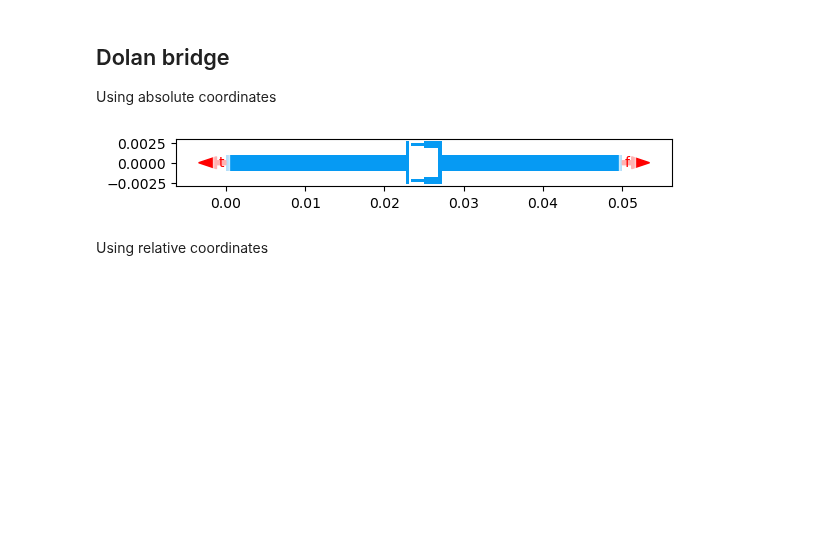
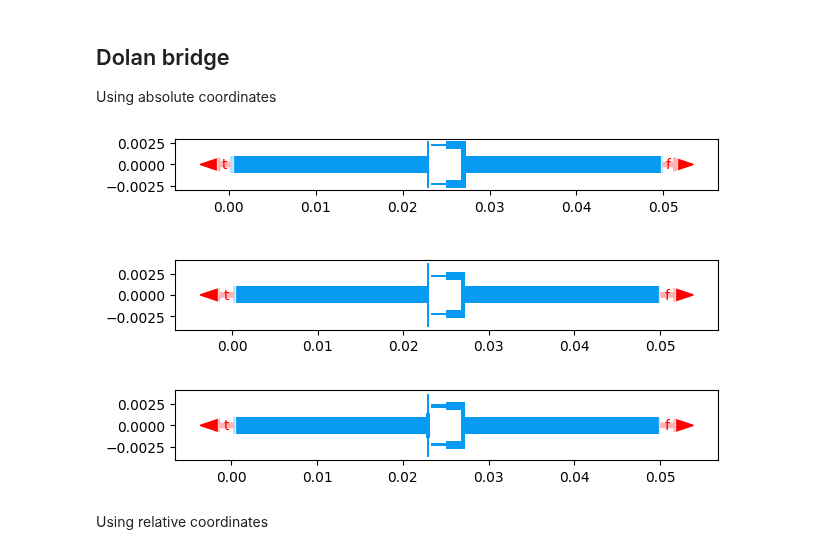
Before and after one commit to sqdlab/SQDMetal, a Jupyter notebook: docs/User/Comps_All.ipynb, the cells around one changed output. Saved outputs shown, nothing was run; the diff lists cells and outputs as text; code cells hidden in the pictures; blank space fills up the shorter version.

Commit message:
Added asymmetric Dolan Bridge Josephson Junctions.

```diff
--- a/docs/User/Comps_All.ipynb
+++ b/docs/User/Comps_All.ipynb
@@ -1155,19 +1157,39 @@ QUtilities.plot_highlight_component('flux_line_T', design)
 ## Dolan bridge <a class="anchor" id="jjunctions-dolan"></a>
 
 Using absolute coordinates
-# %%
-from SQDMetal.Comps.Junctions import JunctionDolan
-
-design.delete_all_components()
-############################
-JunctionDolan(design, 'junction', options=Dict(pos_x=0, pos_y=0,
-                                               finger_width='0.4um', t_pad_size='0.385um',
-                                               squid_width='5.4um', prong_width='0.9um'))
-############################
-
-QUtilities.plot_highlight_component('junction', design, arrow_width=0.0005)
-# %% [output]
-[figure, removed]
+# %%
+from SQDMetal.Comps.Junctions import JunctionDolan
+
+fig, axs = plt.subplots(nrows=3); fig.set_figwidth(7)
+design.delete_all_components()
+############################
+JunctionDolan(design, 'junction', options=Dict(pos_x=0, pos_y=0,
+                                               squid_width='5.4um', prong_width='0.9um'))
+############################
+
+QUtilities.plot_highlight_component('junction', design, arrow_width=0.0005, ax=axs[0])
+design.delete_all_components()
+
+#ADD EXTRA BUFFER FINGERS###
+JunctionDolan(design, 'junction', options=Dict(pos_x=0, pos_y=0,
+                                               t_pad_extra='1um',
+                                               squid_width='5.4um', prong_width='0.9um'))
+############################
+
+QUtilities.plot_highlight_component('junction', design, arrow_width=0.0005, ax=axs[1])
+design.delete_all_components()
+
+#ADJUST SIDE FINGER WIDTH###
+JunctionDolan(design, 'junction', options=Dict(pos_x=0, pos_y=0,
+                                               finger_width='0.4um',
+                                               t_pad_width='0.5um', t_pad_length='3um', t_finger_width='0.2um',
+                                               t_pad_extra='1um',
+                                               squid_width='5.4um', prong_width='0.9um'))
+############################
+
+QUtilities.plot_highlight_component('junction', design, arrow_width=0.0005, ax=axs[2])
+# %% [output]
+[figure, added]
 # %% [markdown]
 Using relative coordinates
 # %%
```
Also changed, not shown: parts of 6 cells of this notebook, 2 other files.
